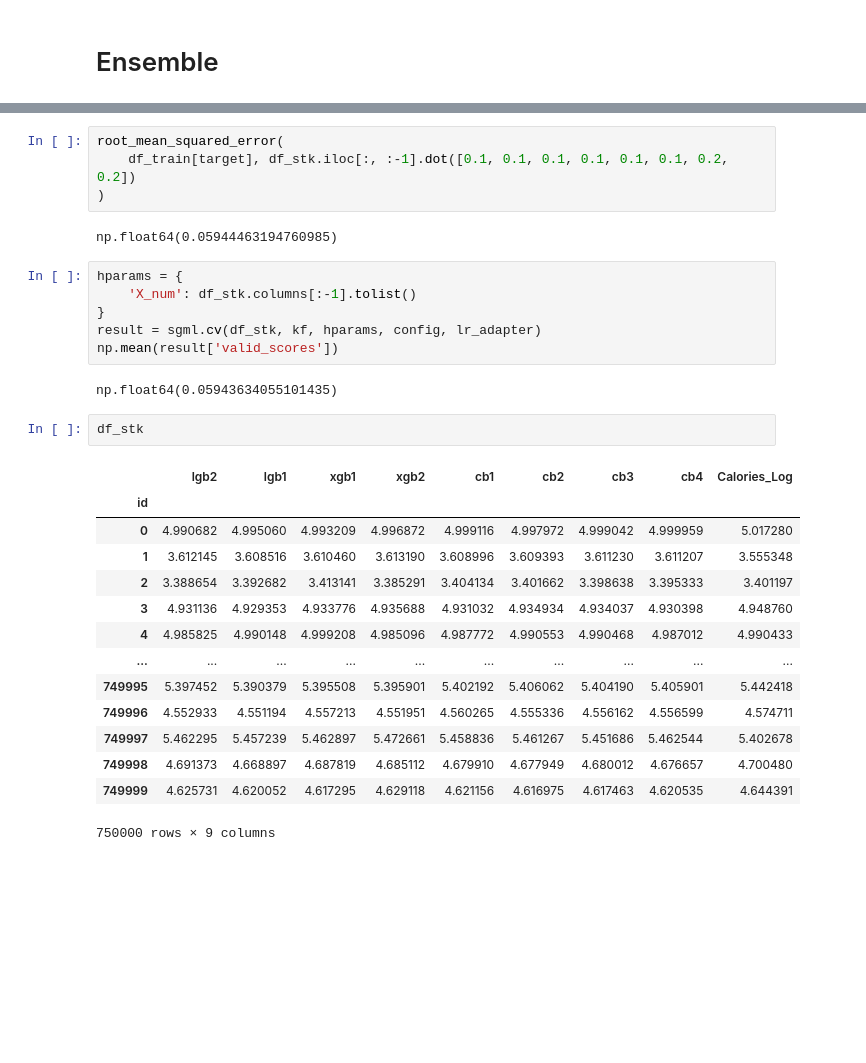
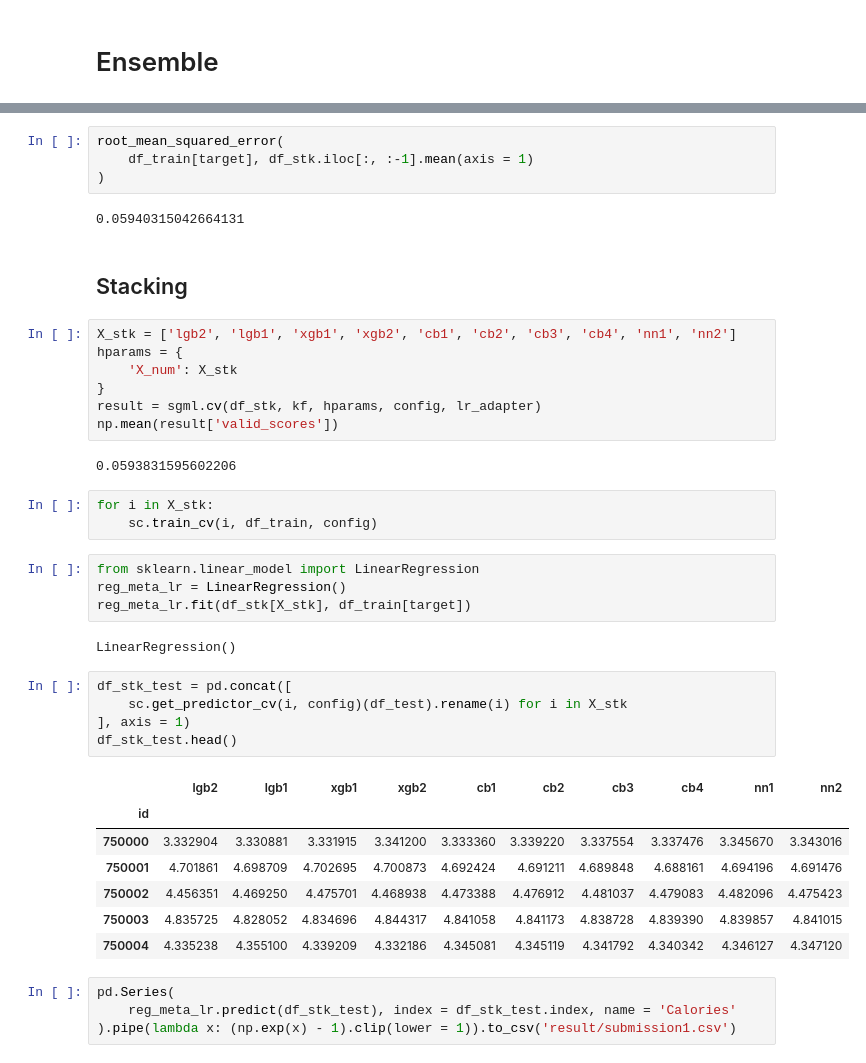
Before and after one commit to sunkusun9/sunkusun9, a Jupyter notebook: kaggle/PGS5/PGS5_ep5/2.Experiment_2.ipynb, the cells around one changed output, grey strips where cells are left out. Drawn from its saved outputs; the diff is of its cells as text; blank space fills up the shorter version.

```diff
--- a/kaggle/PGS5/PGS5_ep5/2.Experiment_2.ipynb
+++ b/kaggle/PGS5/PGS5_ep5/2.Experiment_2.ipynb
@@ -228,31 +285,43 @@ df_stk = sc.read_prds(
 # %%
 root_mean_squared_error(
-    df_train[target], df_stk.iloc[:, :-1].dot([0.1, 0.1, 0.1, 0.1, 0.1, 0.1, 0.2, 0.2])
+    df_train[target], df_stk.iloc[:, :-1].mean(axis = 1)
 )
 # %% [output]
-np.float64(0.05944463194760985)
+0.05940315042664131
+# %% [markdown]
+## Stacking
 # %%
+X_stk = ['lgb2', 'lgb1', 'xgb1', 'xgb2', 'cb1', 'cb2', 'cb3', 'cb4', 'nn1', 'nn2']
 hparams = {
-    'X_num': df_stk.columns[:-1].tolist()
+    'X_num': X_stk
 }
 result = sgml.cv(df_stk, kf, hparams, config, lr_adapter)
 np.mean(result['valid_scores'])
 # %% [output]
-np.float64(0.05943634055101435)
+0.0593831595602206
 # %%
-df_stk
+for i in X_stk:
+    sc.train_cv(i, df_train, config)
-# %% [output]
-|  | lgb2 | lgb1 | xgb1 | xgb2 | cb1 | cb2 | cb3 | cb4 | Calories_Log |
-| id |  |  |  |  |  |  |  |  |  |
-| 0 | 4.990682 | 4.995060 | 4.993209 | 4.996872 | 4.999116 | 4.997972 | 4.999042 | 4.999959 | 5.017280 |
-| 1 | 3.612145 | 3.608516 | 3.610460 | 3.613190 | 3.608996 | 3.609393 | 3.611230 | 3.611207 | 3.555348 |
-| 2 | 3.388654 | 3.392682 | 3.413141 | 3.385291 | 3.404134 | 3.401662 | 3.398638 | 3.395333 | 3.401197 |
-| 3 | 4.931136 | 4.929353 | 4.933776 | 4.935688 | 4.931032 | 4.934934 | 4.934037 | 4.930398 | 4.948760 |
-| 4 | 4.985825 | 4.990148 | 4.999208 | 4.985096 | 4.987772 | 4.990553 | 4.990468 | 4.987012 | 4.990433 |
-| ... | ... | ... | ... | ... | ... | ... | ... | ... | ... |
-| 749995 | 5.397452 | 5.390379 | 5.395508 | 5.395901 | 5.402192 | 5.406062 | 5.404190 | 5.405901 | 5.442418 |
-| 749996 | 4.552933 | 4.551194 | 4.557213 | 4.551951 | 4.560265 | 4.555336 | 4.556162 | 4.556599 | 4.574711 |
-| 749997 | 5.462295 | 5.457239 | 5.462897 | 5.472661 | 5.458836 | 5.461267 | 5.451686 | 5.462544 | 5.402678 |
-| 749998 | 4.691373 | 4.668897 | 4.687819 | 4.685112 | 4.679910 | 4.677949 | 4.680012 | 4.676657 | 4.700480 |
-| 749999 | 4.625731 | 4.620052 | 4.617295 | 4.629118 | 4.621156 | 4.616975 | 4.617463 | 4.620535 | 4.644391 |
-750000 rows × 9 columns
+# %%
+from sklearn.linear_model import LinearRegression
+reg_meta_lr = LinearRegression()
+reg_meta_lr.fit(df_stk[X_stk], df_train[target])
+# %% [output]
+LinearRegression()
+# %%
+df_stk_test = pd.concat([
+    sc.get_predictor_cv(i, config)(df_test).rename(i) for i in X_stk
+], axis = 1)
+df_stk_test.head()
+# %% [output]
+|  | lgb2 | lgb1 | xgb1 | xgb2 | cb1 | cb2 | cb3 | cb4 | nn1 | nn2 |
+| id |  |  |  |  |  |  |  |  |  |  |
+| 750000 | 3.332904 | 3.330881 | 3.331915 | 3.341200 | 3.333360 | 3.339220 | 3.337554 | 3.337476 | 3.345670 | 3.343016 |
+| 750001 | 4.701861 | 4.698709 | 4.702695 | 4.700873 | 4.692424 | 4.691211 | 4.689848 | 4.688161 | 4.694196 | 4.691476 |
+| 750002 | 4.456351 | 4.469250 | 4.475701 | 4.468938 | 4.473388 | 4.476912 | 4.481037 | 4.479083 | 4.482096 | 4.475423 |
+| 750003 | 4.835725 | 4.828052 | 4.834696 | 4.844317 | 4.841058 | 4.841173 | 4.838728 | 4.839390 | 4.839857 | 4.841015 |
+| 750004 | 4.335238 | 4.355100 | 4.339209 | 4.332186 | 4.345081 | 4.345119 | 4.341792 | 4.340342 | 4.346127 | 4.347120 |
+# %%
+pd.Series(
+    reg_meta_lr.predict(df_stk_test), index = df_stk_test.index, name = 'Calories'
+).pipe(lambda x: (np.exp(x) - 1).clip(lower = 1)).to_csv('result/submission1.csv')
```
Also changed, not shown: parts of 23 cells of this notebook, 9 other files.
